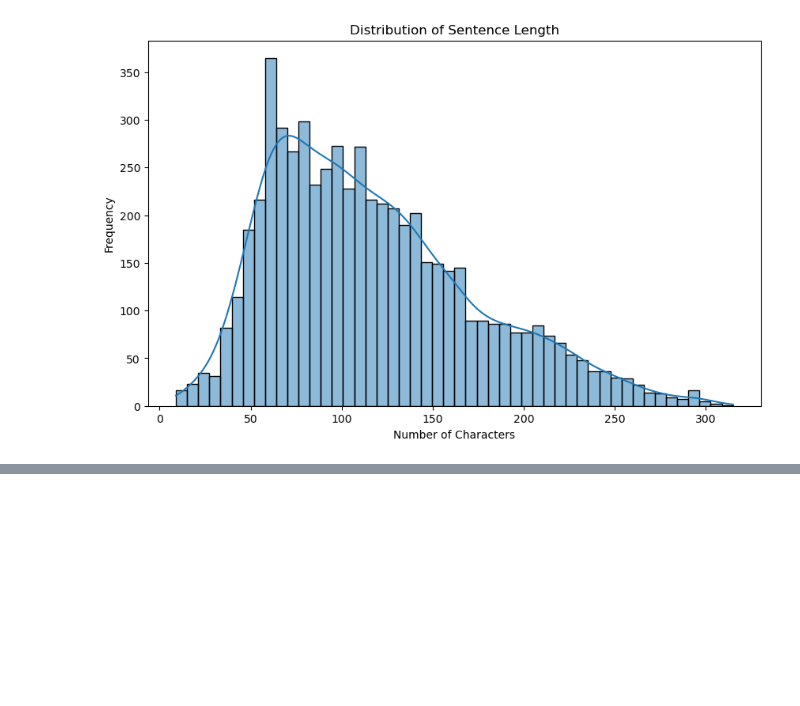
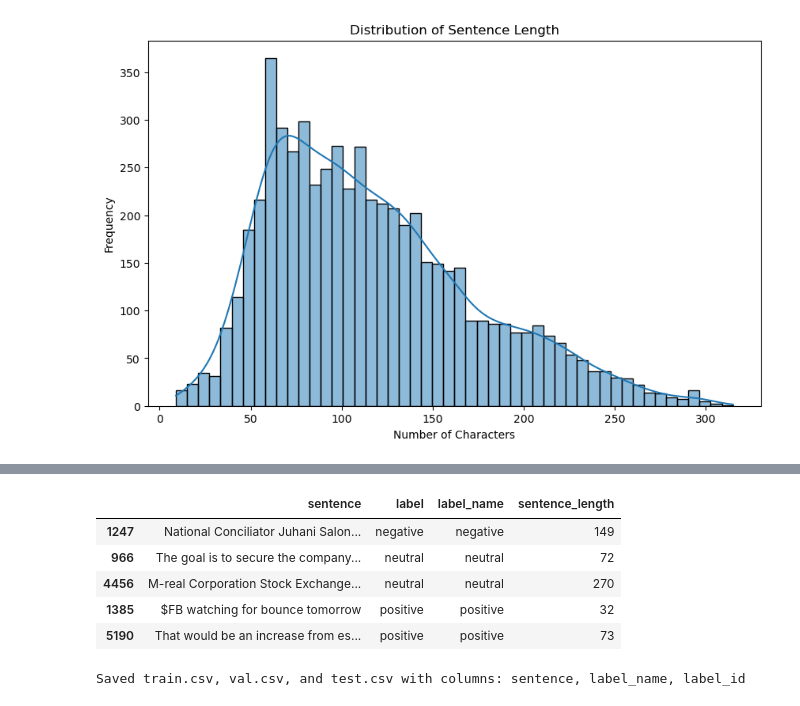
Before and after one commit to leiyese/nlp-gemma-finetune, a Jupyter notebook: notebooks/exploratory_data_analysis.ipynb, the cells around one changed output, grey strips where cells are left out. Cells and saved outputs as stored; diff of their text form; code cells hidden in the pictures; blank space fills up the shorter version.

Commit message:
feat: Finished EDA and saved train_test_val splits

```diff
--- a/notebooks/exploratory_data_analysis.ipynb
+++ b/notebooks/exploratory_data_analysis.ipynb
@@ -118,0 +130,19 @@ Name: sentence_length, dtype: float64
+# %%
+train_df, temp_df = train_test_split(
+    df,
+    test_size=0.2,
+    stratify=df['label_name'],
+    random_state=42
+)
+
+val_df, test_df = train_test_split(
+    temp_df,
+    test_size=0.5,
+    stratify=temp_df['label_name'],
+    random_state=42
+)
+
+print(f"Train: {len(train_df)}, Test: {len(test_df)}, Val: {len(val_df)}")
+print("Train label distribution:\n", train_df['label_name'].value_counts(normalize=True))
+print("Validation label distribution:\n", val_df['label_name'].value_counts(normalize=True))
+print("Test label distribution:\n", test_df['label_name'].value_counts(normalize=True))
@@ -118,0 +169,31 @@ Name: sentence_length, dtype: float64
+# %%
+train_df.head()
+# %% [output]
+|  | sentence | label | label_name | sentence_length |
+| 1247 | National Conciliator Juhani Salon... | negative | negative | 149 |
+| 966 | The goal is to secure the company... | neutral | neutral | 72 |
+| 4456 | M-real Corporation Stock Exchange... | neutral | neutral | 270 |
+| 1385 | $FB watching for bounce tomorrow | positive | positive | 32 |
+| 5190 | That would be an increase from es... | positive | positive | 73 |
+# %%
+# format and save train, val, and test splits as CSVs
+label2id = {'neutral': 0, 'positive': 1, 'negative': 2}
+
+# Prepare train set
+train_to_save = train_df[['sentence', 'label_name']].copy()
+train_to_save['label_id'] = train_to_save['label_name'].map(label2id)
+train_to_save.to_csv("../data/train.csv", index=False)
+
+# Prepare validation set
+val_to_save = val_df[['sentence', 'label_name']].copy()
+val_to_save['label_id'] = val_to_save['label_name'].map(label2id)
+val_to_save.to_csv("../data/val.csv", index=False)
+
+# Prepare test set
+test_to_save = test_df[['sentence', 'label_name']].copy()
+test_to_save['label_id'] = test_to_save['label_name'].map(label2id)
+test_to_save.to_csv("../data/test.csv", index=False)
+
+print("Saved train.csv, val.csv, and test.csv with columns: sentence, label_name, label_id")
+# %% [output]
+Saved train.csv, val.csv, and test.csv with columns: sentence, label_name, label_id
```
Also changed, not shown: parts of 5 cells of this notebook, 3 other files.
